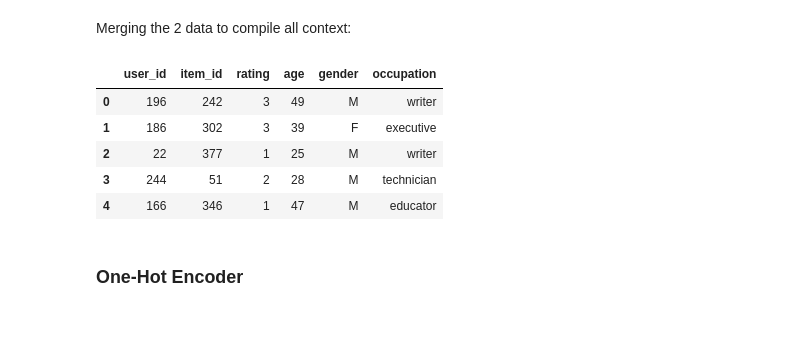
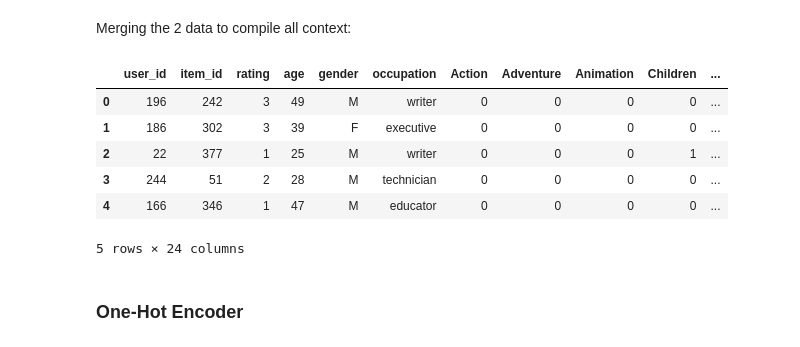
Before and after one commit to ReinerJasin/Multi-Armed-Bandit, a Jupyter notebook: Contextual_Bandit_More_Context.ipynb, the cells around one changed output. Drawn from its saved outputs; the diff is of its cells as text; code cells hidden in the pictures.

```diff
--- a/Contextual_Bandit_More_Context.ipynb
+++ b/Contextual_Bandit_More_Context.ipynb
@@ -47,7 +47,7 @@ import pandas as pd
 # %% [markdown]
 For user-movie rating data:
 # %%
-data_dir = '/Users/reiner/Documents/GitHub/Multi-Armed-Bandit/dataset/u.data'
+data_dir = 'dataset/u.data'
 
 df = pd.read_csv(data_dir, sep="\t", header=None)
 df.columns=['user_id', 'item_id', 'rating', 'timestamp']
@@ -82,7 +82,7 @@ df.describe()
 # %% [markdown]
 For user context feature:
 # %%
-user_data_dir = '/Users/reiner/Documents/GitHub/Multi-Armed-Bandit/dataset/u.user'
+user_data_dir = 'dataset/u.user'
 
 user = pd.read_csv(user_data_dir, sep="|", header=None)
 user.columns=['user_id', 'age', 'gender', 'occupation','zip code']
@@ -126,3 +126,18 @@ Name: occupation, dtype: object
 >     * The gender of the user is only divided into M or F                  (most entry: Male    | 670 / 943 entries)
 >     * The occupation of the user is divided into 21 unique groups         (most entry: student | 196 / 943 entries)
 > </pre>
+# %%
+movie = pd.read_csv('dataset/u.item', sep='|', header=None, encoding='latin-1')
+
+
+movie.columns=['item_id', 'movie title', 'release date', 'video release date', 'IMDb URL', 'unknown', 'Action', 'Adventure', 'Animation',
+               'Children', 'Comedy', 'Crime', 'Documentary', 'Drama', 'Fantasy', 'Film-Noir', 'Horror', 'Musical', 'Mystery', 'Romance',
+               'Sci-Fi', 'Thriller', 'War', 'Western']
+
+movie.drop('release date', axis=1, inplace=True)
+movie.drop('video release date', axis=1, inplace=True)
+movie.drop('IMDb URL', axis=1, inplace=True)
+movie.drop('unknown', axis=1, inplace=True)
+movie.drop('movie title', axis=1, inplace=True)
+
+movie.head()
@@ -130,14 +152,16 @@ Name: occupation, dtype: object
 Merging the 2 data to compile all context:
 # %%
 combined_df = df.merge(user, how='left')
+combined_df = combined_df.merge(movie, how='left')
 combined_df.head()
 # %% [output]
-|  | user_id | item_id | rating | age | gender | occupation |
-| 0 | 196 | 242 | 3 | 49 | M | writer |
-| 1 | 186 | 302 | 3 | 39 | F | executive |
-| 2 | 22 | 377 | 1 | 25 | M | writer |
-| 3 | 244 | 51 | 2 | 28 | M | technician |
-| 4 | 166 | 346 | 1 | 47 | M | educator |
+|  | user_id | item_id | rating | age | gender | occupation | Action | Adventure | Animation | Children | ... |
+| 0 | 196 | 242 | 3 | 49 | M | writer | 0 | 0 | 0 | 0 | ... |
+| 1 | 186 | 302 | 3 | 39 | F | executive | 0 | 0 | 0 | 0 | ... |
+| 2 | 22 | 377 | 1 | 25 | M | writer | 0 | 0 | 0 | 1 | ... |
+| 3 | 244 | 51 | 2 | 28 | M | technician | 0 | 0 | 0 | 0 | ... |
+| 4 | 166 | 346 | 1 | 47 | M | educator | 0 | 0 | 0 | 0 | ... |
+5 rows × 24 columns
 # %% [markdown]
 ### One-Hot Encoder
 # %% [markdown]
```
Also changed, not shown: parts of 25 cells of this notebook, 1 other file.
